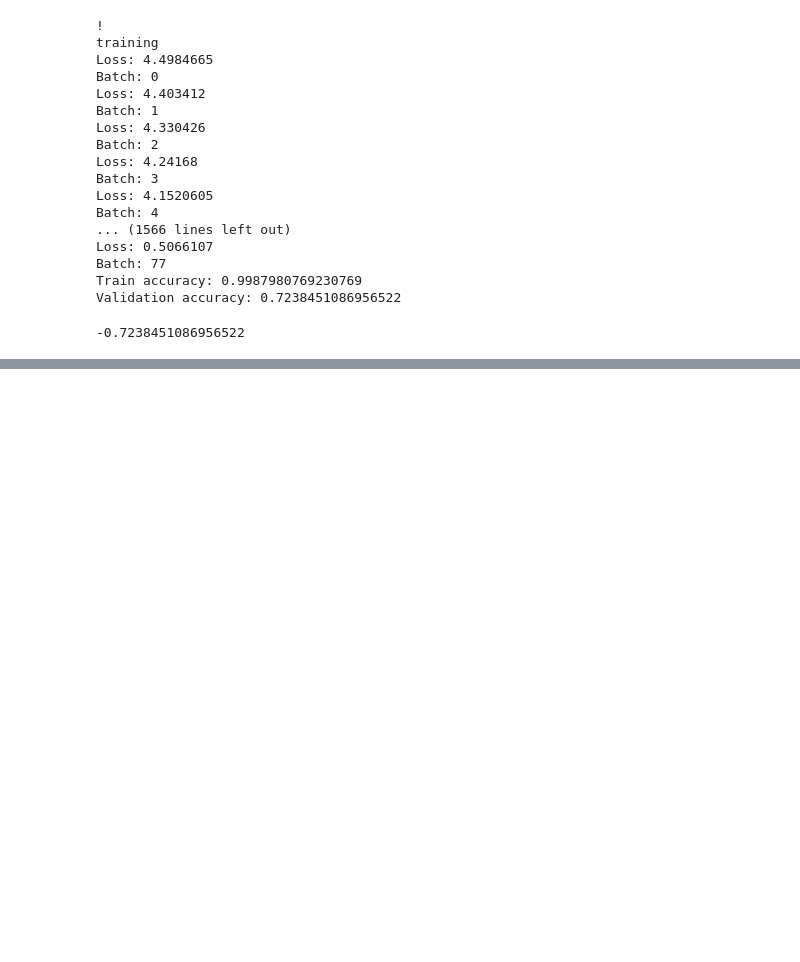
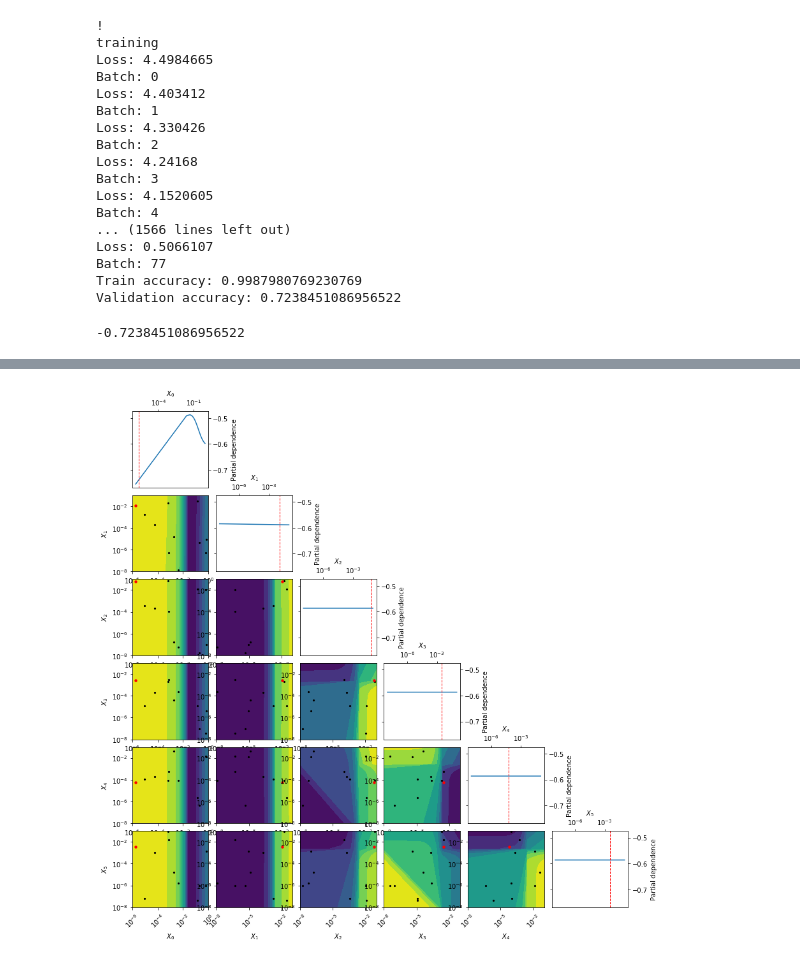
Before and after one commit to mdeblaauw/research-paper, a Jupyter notebook: Siamese CNN/siamese-network-omniglot-keras-verific-bayesian.ipynb, the cells around one changed output, grey strips where cells are left out. Cells and saved outputs as stored; diff of their text form; code cells hidden in the pictures; blank space fills up the shorter version.

```diff
--- a/Siamese CNN/siamese-network-omniglot-keras-verific-bayesian.ipynb
+++ b/Siamese CNN/siamese-network-omniglot-keras-verific-bayesian.ipynb
@@ -265,3 +265,7 @@ plot_convergence(search_result)
+# %%
+_ = plot_objective(search_result)
+# %% [output]
+[figure, added]
 # %%
 sorted(zip(search_result.func_vals, search_result.x_iters))
 # %% [output]
```
Also changed, not shown: parts of 6 cells of this notebook.
